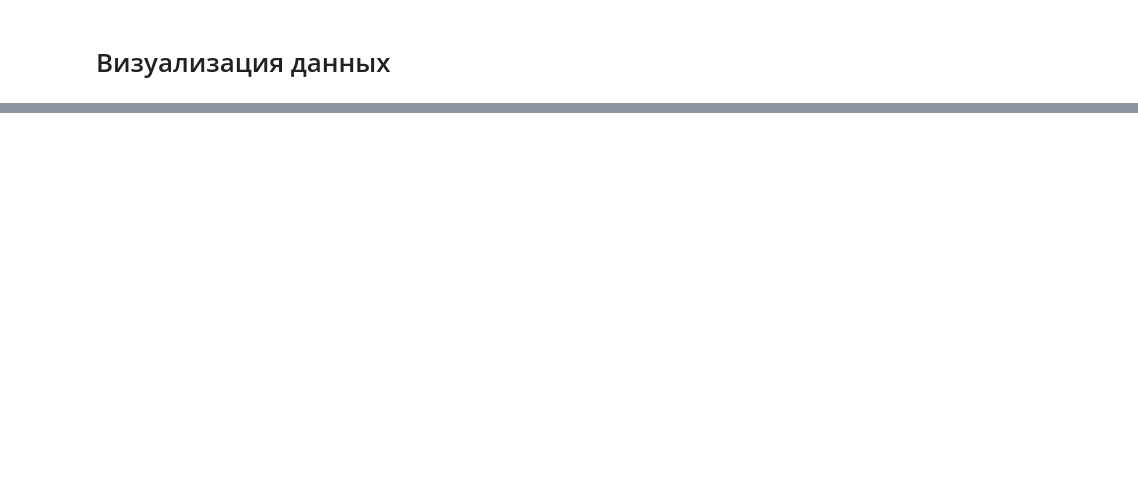
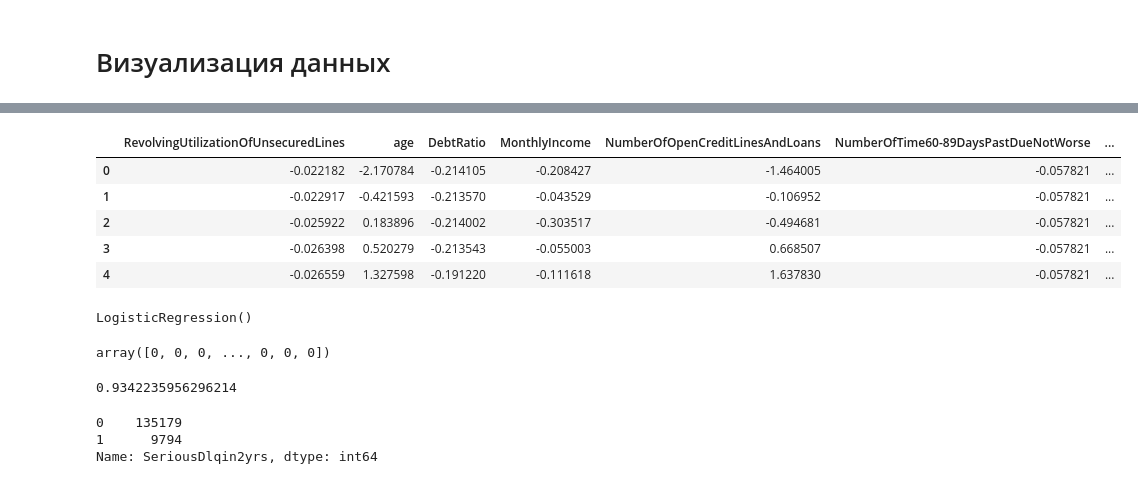
Before and after one commit to ErikLens/CrScoringMay2023, a Jupyter notebook: CrScoring_team5_Ed.ipynb, the cells around one changed output, grey strips where cells are left out. Cells and saved outputs as stored; diff of their text form; code cells hidden in the pictures; blank space fills up the shorter version.

```diff
--- a/CrScoring_team5_Ed.ipynb
+++ b/CrScoring_team5_Ed.ipynb
@@ -552,0 +605,6 @@ plt.plot(uniq_age,age_count)
+# %%
+# Разобъём данные на train и test (test — 25% от всех данных)
+from sklearn.metrics import accuracy_score
+from sklearn.model_selection import train_test_split
+
+Xtrain, Xtest, ytrain, ytest = train_test_split(x, y, test_size=0.25, random_state=42)
@@ -552,0 +621,27 @@ plt.plot(uniq_age,age_count)
+# %%
+# Визально видно, что масштаб разный. По этой причине требуется отмасштабировать признаки.
+from sklearn.preprocessing import StandardScaler
+
+ss = StandardScaler()
+ss.fit(Xtrain)
+
+Xtrain = pd.DataFrame(ss.transform(Xtrain), columns=x.columns)
+Xtest = pd.DataFrame(ss.transform(Xtest), columns=x.columns)
+
+Xtrain.head()
+# %% [output]
+|  | RevolvingUtilizationOfUnsecuredLines | age | DebtRatio | MonthlyIncome | NumberOfOpenCreditLinesAndLoans | NumberOfTime60-89DaysPastDueNotWorse | ... |
+| 0 | -0.022182 | -2.170784 | -0.214105 | -0.208427 | -1.464005 | -0.057821 | ... |
+| 1 | -0.022917 | -0.421593 | -0.213570 | -0.043529 | -0.106952 | -0.057821 | ... |
+| 2 | -0.025922 | 0.183896 | -0.214002 | -0.303517 | -0.494681 | -0.057821 | ... |
+| 3 | -0.026398 | 0.520279 | -0.213543 | -0.055003 | 0.668507 | -0.057821 | ... |
+| 4 | -0.026559 | 1.327598 | -0.191220 | -0.111618 | 1.637830 | -0.057821 | ... |
+# %%
+# Обучим логистическую регрессию на train и сделаем предсказание на новых для нее данных (test).
+
+from sklearn.linear_model import LogisticRegression
+
+model = LogisticRegression() # объявление модели
+model.fit(Xtrain, ytrain) # обучение модели
+# %% [output]
+LogisticRegression()
@@ -552,0 +651,17 @@ plt.plot(uniq_age,age_count)
+# %%
+# Результат предсказания:
+pred_test
+# %% [output]
+array([0, 0, 0, ..., 0, 0, 0])
+# %%
+# Проверяем точность предсказания:
+accuracy_score(ytest, pred_test)
+# %% [output]
+0.9342235956296214
+# %%
+# Для того, чтобы быть уверенном в высоком уровне предсказания, следует проверить сбалансированность выборки данных:
+y.value_counts()
+# %% [output]
+0    135179
+1      9794
+Name: SeriousDlqin2yrs, dtype: int64
```
Also changed, not shown: parts of 24 cells of this notebook.
